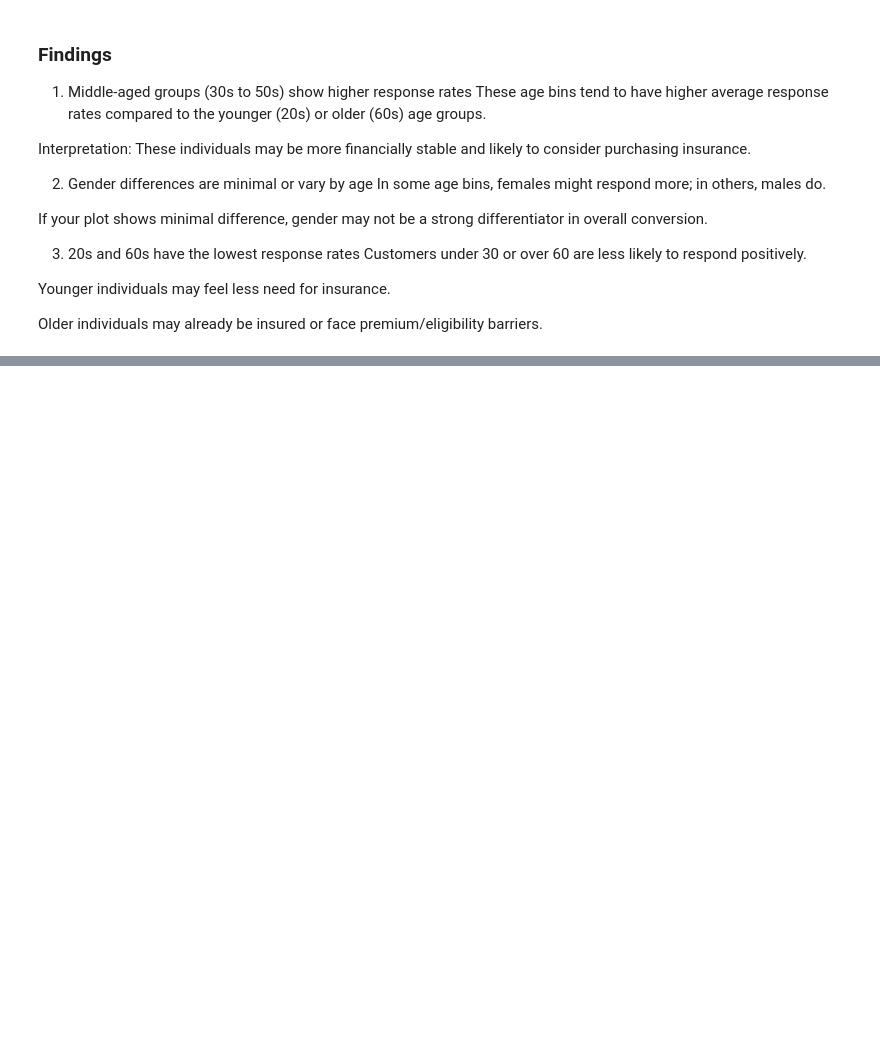
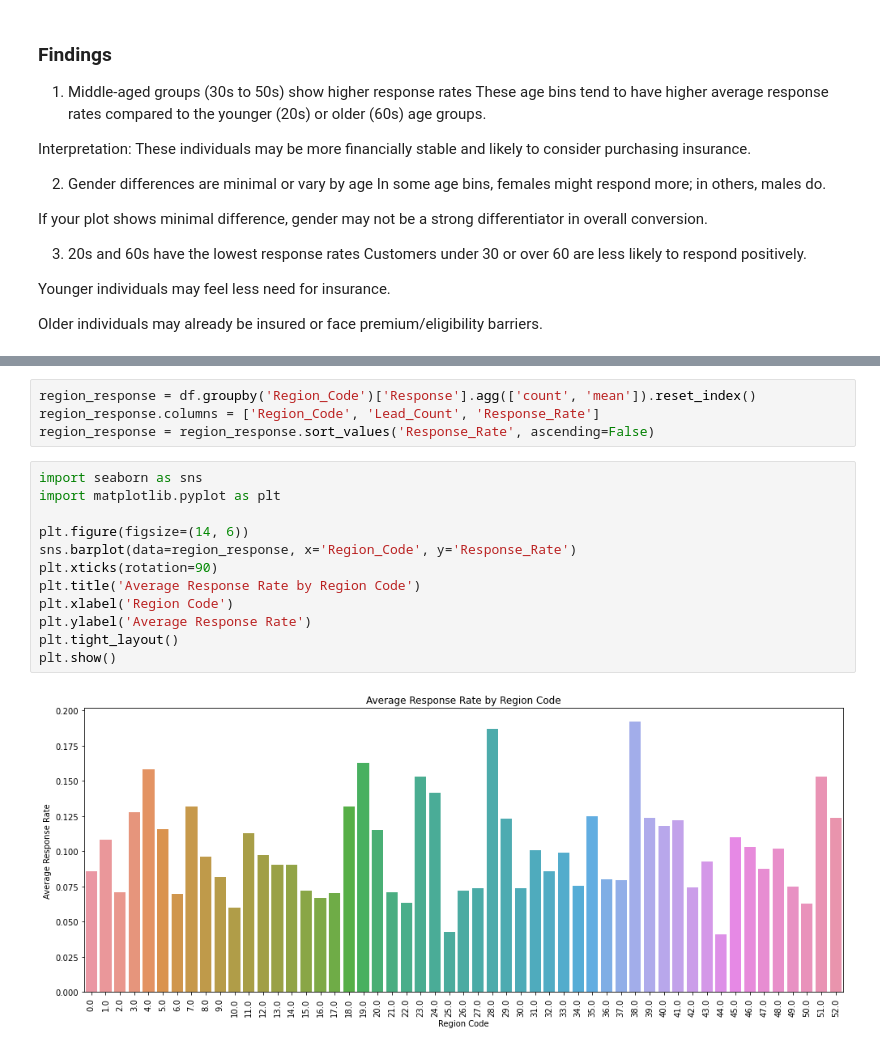
Before and after one commit to samkemboi12/Insurance-Cross-Sell-Prediction, a Jupyter notebook: Untitled.ipynb, the cells around one changed output, grey strips where cells are left out. Drawn from its saved outputs; the diff is of its cells as text; blank space fills up the shorter version.

```diff
--- a/Untitled.ipynb
+++ b/Untitled.ipynb
@@ -338,0 +385,18 @@ plt.show()
+# %%
+region_response = df.groupby('Region_Code')['Response'].agg(['count', 'mean']).reset_index()
+region_response.columns = ['Region_Code', 'Lead_Count', 'Response_Rate']
+region_response = region_response.sort_values('Response_Rate', ascending=False)
+# %%
+import seaborn as sns
+import matplotlib.pyplot as plt
+
+plt.figure(figsize=(14, 6))
+sns.barplot(data=region_response, x='Region_Code', y='Response_Rate')
+plt.xticks(rotation=90)
+plt.title('Average Response Rate by Region Code')
+plt.xlabel('Region Code')
+plt.ylabel('Average Response Rate')
+plt.tight_layout()
+plt.show()
+# %% [output]
+[figure, added]
```
Also changed, not shown: parts of 47 cells of this notebook.
